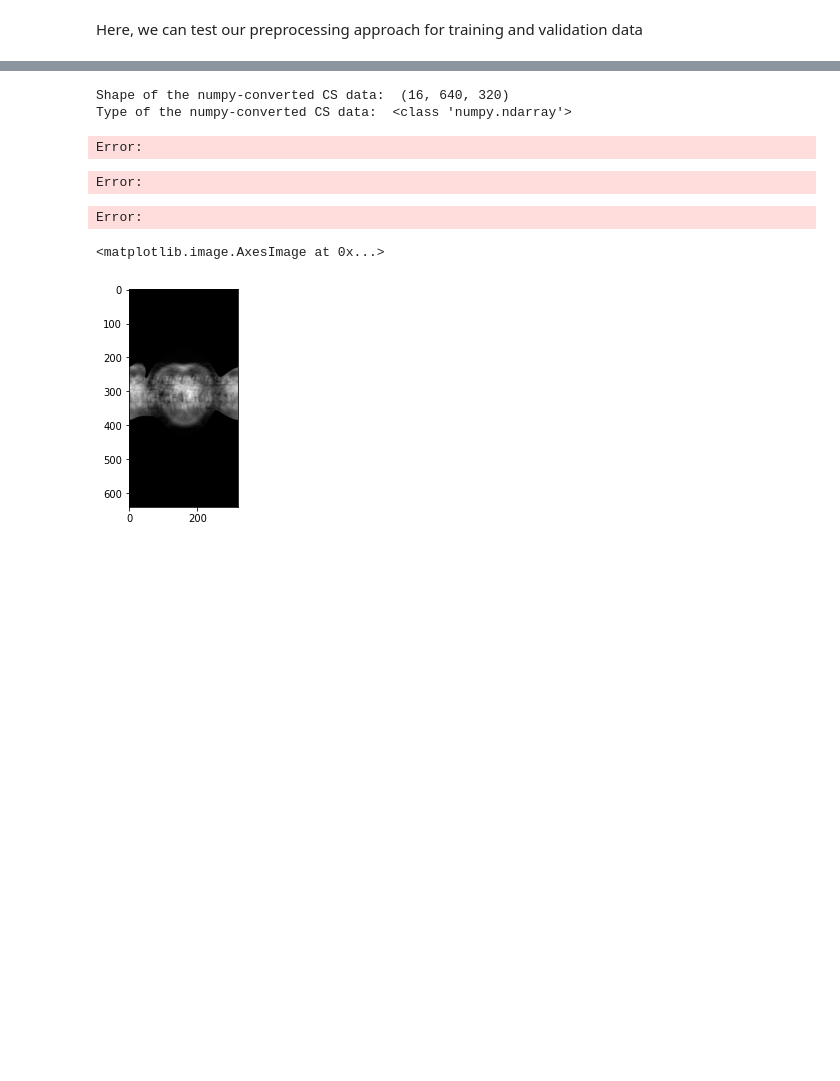
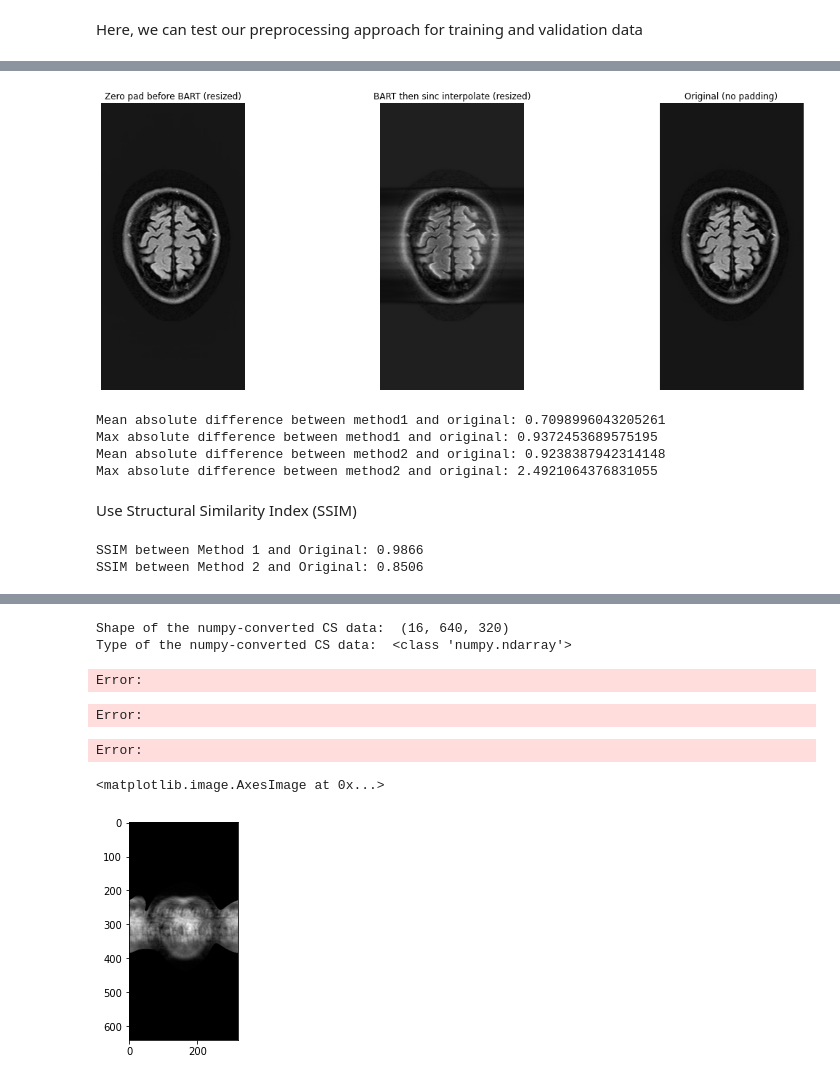
Before and after one commit to AlexSlock/fastMRI-hybrid-modelling, a Jupyter notebook: CSUNet/PreprocessingCode/preprocessing_tests.ipynb, the cells around one changed output, grey strips where cells are left out. Saved outputs shown, nothing was run; the diff lists cells and outputs as text; code cells hidden in the pictures; blank space fills up the shorter version.

```diff
--- a/CSUNet/PreprocessingCode/preprocessing_tests.ipynb
+++ b/CSUNet/PreprocessingCode/preprocessing_tests.ipynb
@@ -271,0 +602,58 @@ Error:
+# %%
+# Alternative approach: Resize high-res images to match original dimensions
+from skimage.transform import resize
+
+# Plot all three methods for comparison
+fig, axs = plt.subplots(1, 3, figsize=(18, 6))
+titles = ["Zero pad before BART", "BART then sinc interpolate", "Original (no padding)"]
+
+# Resize high-res images to match original dimensions
+cs_result_method1_resized = resize(cs_result_method1, cs_result_method3.shape,
+                                  anti_aliasing=True, preserve_range=True)
+cs_result_method2_resized = resize(cs_result_method2, cs_result_method3.shape,
+                                  anti_aliasing=True, preserve_range=True)
+
+axs[0].imshow(cs_result_method1_resized, cmap='gray')
+axs[0].set_title(titles[0] + " (resized)")
+
+axs[1].imshow(cs_result_method2_resized, cmap='gray')
+axs[1].set_title(titles[1] + " (resized)")
+
+axs[2].imshow(np.abs(cs_result_method3), cmap='gray')
+axs[2].set_title(titles[2])
+
+for ax in axs:
+    ax.set_axis_off()
+
+plt.tight_layout()
+plt.show()
+
+# compute difference between the results to check if they're equivalent
+diff1 = np.abs(cs_result_method1_resized - cs_result_method3)
+diff2 = np.abs(cs_result_method2_resized - cs_result_method3)
+print(f"Mean absolute difference between method1 and original: {np.mean(diff1)}")
+print(f"Max absolute difference between method1 and original: {np.max(diff1)}")
+print(f"Mean absolute difference between method2 and original: {np.mean(diff2)}")
+print(f"Max absolute difference between method2 and original: {np.max(diff2)}")
+# %% [output]
+[figure, added]
+Mean absolute difference between method1 and original: 0.7098996043205261
+Max absolute difference between method1 and original: 0.9372453689575195
+Mean absolute difference between method2 and original: 0.9238387942314148
+Max absolute difference between method2 and original: 2.4921064376831055
+# %% [markdown]
+Use Structural Similarity Index (SSIM)
+# %%
+from skimage.metrics import structural_similarity as ssim
+
+ssim1 = ssim(np.abs(cs_result_method1_resized), np.abs(cs_result_method3),
+             data_range=np.abs(cs_result_method3).max() - np.abs(cs_result_method3).min())
+
+ssim2 = ssim(np.abs(cs_result_method2_resized), np.abs(cs_result_method3),
+             data_range=np.abs(cs_result_method3).max() - np.abs(cs_result_method3).min())
+
+print(f"SSIM between Method 1 and Original: {ssim1:.4f}")
+print(f"SSIM between Method 2 and Original: {ssim2:.4f}")
+# %% [output]
+SSIM between Method 1 and Original: 0.9866
+SSIM between Method 2 and Original: 0.8506
```
Also changed, not shown: parts of 52 cells of this notebook, 3 other files.
